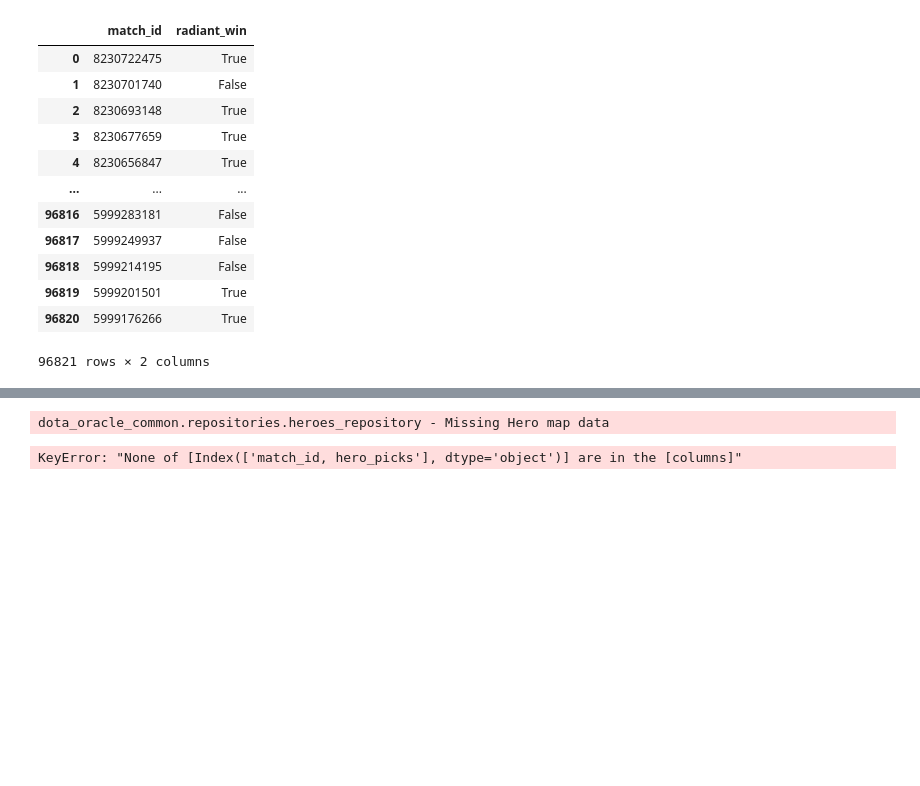
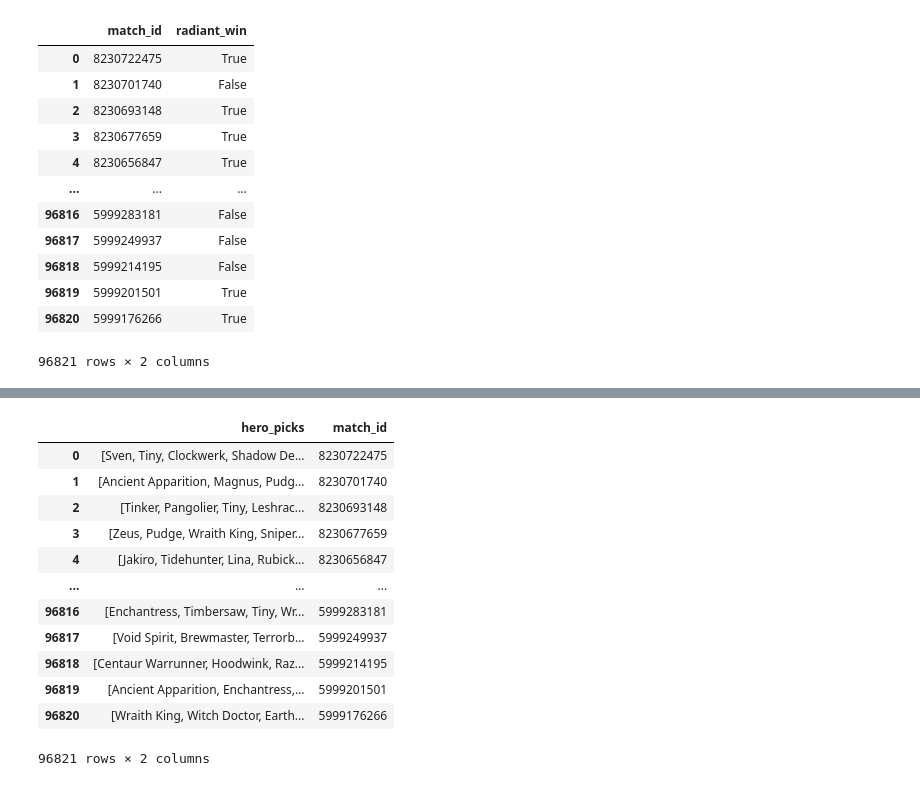
Before and after one commit to Haochen92/dota2pred, a Jupyter notebook: model_factory/notebook/build_model.ipynb, the cells around one changed output, grey strips where cells are left out. Drawn from its saved outputs; the diff is of its cells as text; code cells hidden in the pictures; blank space fills up the shorter version.

```diff
--- a/model_factory/notebook/build_model.ipynb
+++ b/model_factory/notebook/build_model.ipynb
@@ -102,3 +105,19 @@ features_df
+# %%
+hero_df
+# %% [output]
+|  | hero_picks | match_id |
+| 0 | [Sven, Tiny, Clockwerk, Shadow De... | 8230722475 |
+| 1 | [Ancient Apparition, Magnus, Pudg... | 8230701740 |
+| 2 | [Tinker, Pangolier, Tiny, Leshrac... | 8230693148 |
+| 3 | [Zeus, Pudge, Wraith King, Sniper... | 8230677659 |
+| 4 | [Jakiro, Tidehunter, Lina, Rubick... | 8230656847 |
+| ... | ... | ... |
+| 96816 | [Enchantress, Timbersaw, Tiny, Wr... | 5999283181 |
+| 96817 | [Void Spirit, Brewmaster, Terrorb... | 5999249937 |
+| 96818 | [Centaur Warrunner, Hoodwink, Raz... | 5999214195 |
+| 96819 | [Ancient Apparition, Enchantress,... | 5999201501 |
+| 96820 | [Wraith King, Witch Doctor, Earth... | 5999176266 |
+96821 rows × 2 columns
 # %%
 from dota_oracle_pipeline.feature_transformation.feature_encoder import FeatureEncoder
 from dota_oracle_common.repositories.heroes_repository import HeroesRepository
@@ -107,11 +126,6 @@ async with AsyncSession(engine) as session:
     heros_repo = HeroesRepository(session)
     hero_map = await heros_repo.get_hero_id_map()
 
-hero_df = features_df[["match_id", "hero_picks"]]
-
 encoded_hero_features = FeatureEncoder.encode_hero_features(hero_features=hero_df, hero_map=hero_map)
-# %% [output]
-dota_oracle_common.repositories.heroes_repository - Missing Hero map data
-KeyError: "None of [Index(['match_id, hero_picks'], dtype='object')] are in the [columns]"
 # %%
 encoded_hero_features
```
Also changed, not shown: parts of 14 cells of this notebook, 1 other file.
